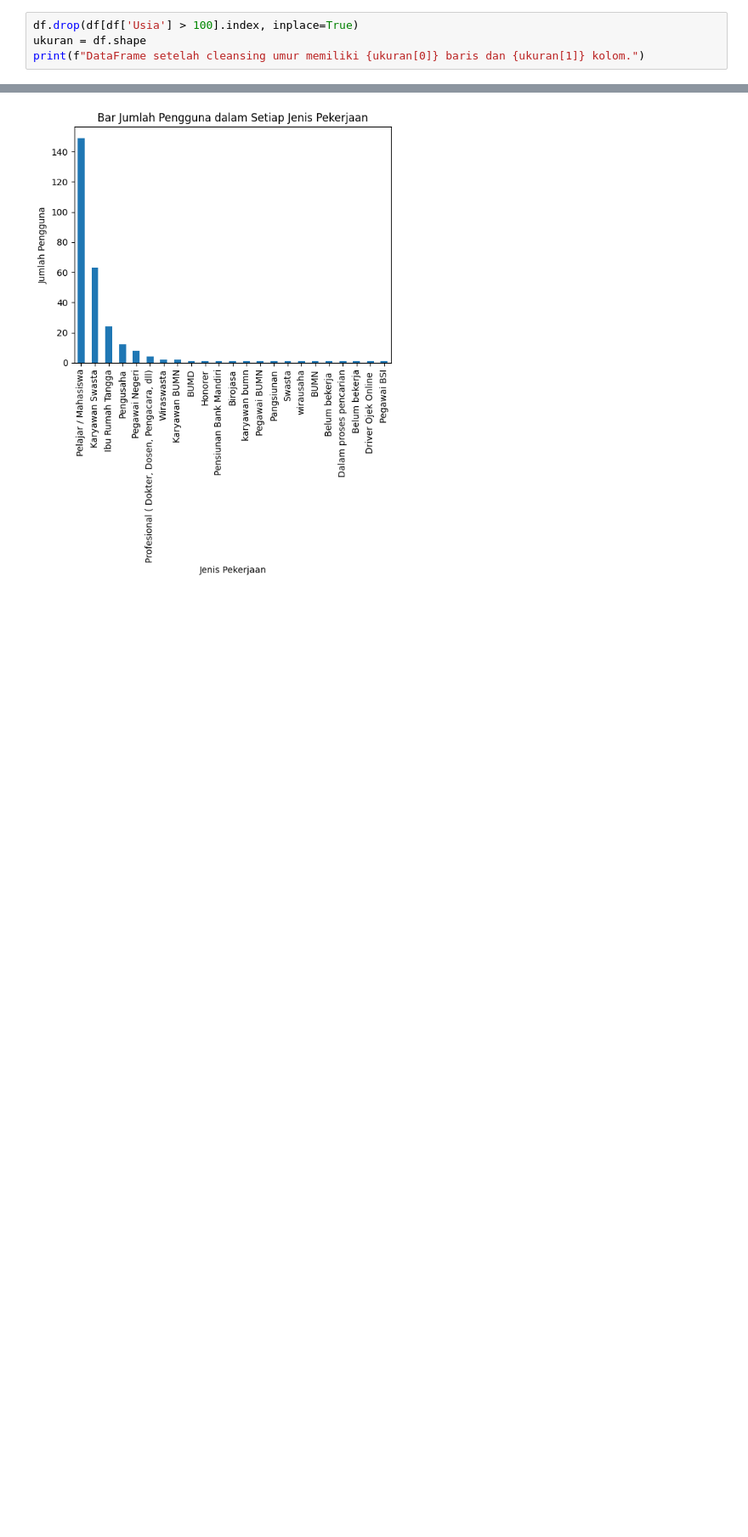
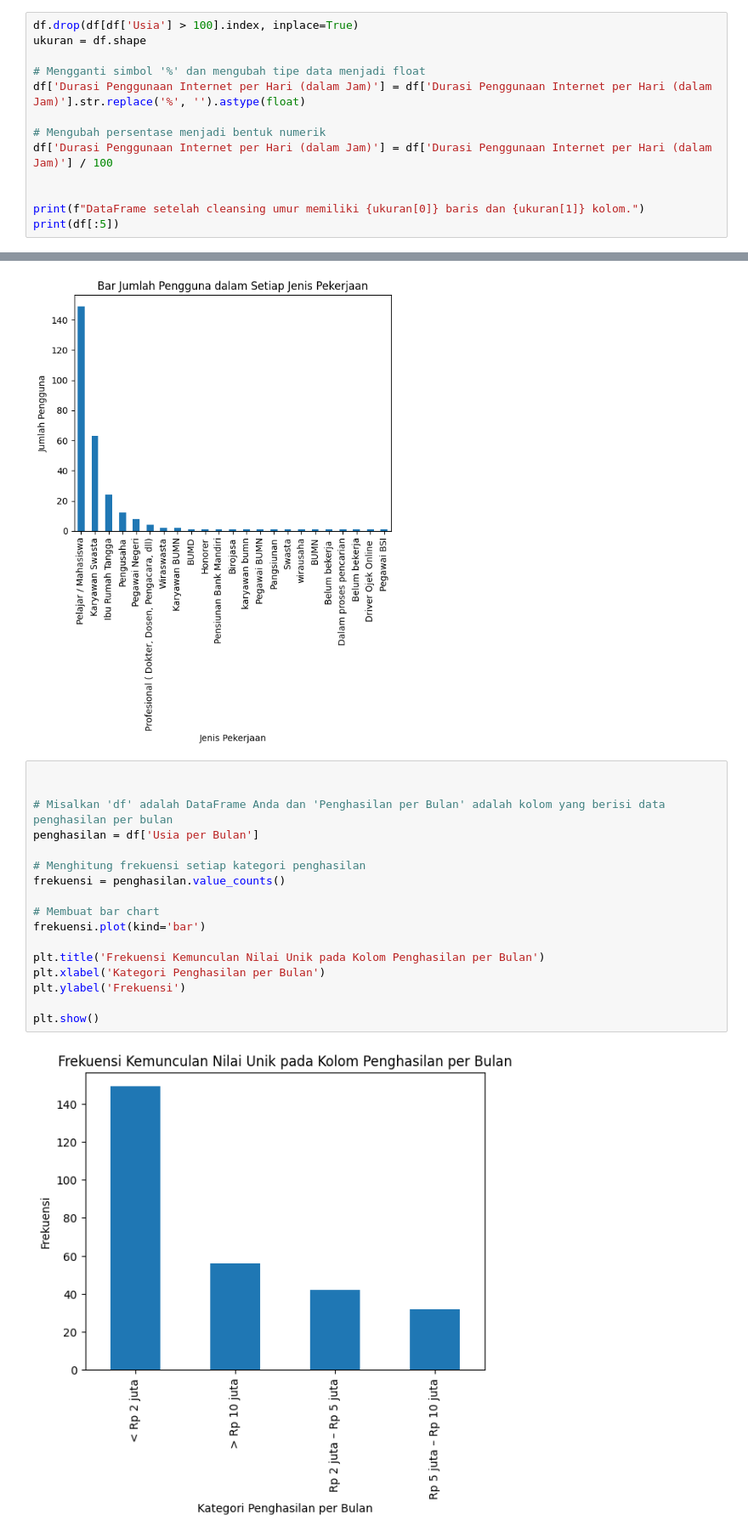
Before and after one commit to farhan-sw/tubes-probstat, a Jupyter notebook: 13222114_Tubes.ipynb, the cells around one changed output, grey strips where cells are left out. Shown at 85% size. Saved outputs shown, nothing was run; the diff lists cells and outputs as text; blank space fills up the shorter version.

```diff
--- a/13222114_Tubes.ipynb
+++ b/13222114_Tubes.ipynb
@@ -22,6 +22,15 @@ DataFrame memiliki 282 baris dan 150 kolom.
 # %%
 df.drop(df[df['Usia'] > 100].index, inplace=True)
 ukuran = df.shape
+
+# Mengganti simbol '%' dan mengubah tipe data menjadi float
+df['Durasi Penggunaan Internet per Hari (dalam Jam)'] = df['Durasi Penggunaan Internet per Hari (dalam Jam)'].str.replace('%', '').astype(float)
+
+# Mengubah persentase menjadi bentuk numerik
+df['Durasi Penggunaan Internet per Hari (dalam Jam)'] = df['Durasi Penggunaan Internet per Hari (dalam Jam)'] / 100
+
+
 print(f"DataFrame setelah cleansing umur memiliki {ukuran[0]} baris dan {ukuran[1]} kolom.")
+print(df[:5])
 # %% [output]
 DataFrame setelah cleansing umur memiliki 279 baris dan 150 kolom.
@@ -141,6 +166,25 @@ plt.ylabel('Jumlah Pengguna')
 plt.show()
 # %% [output]
 [figure]
+# %%
+
+
+# Misalkan 'df' adalah DataFrame Anda dan 'Penghasilan per Bulan' adalah kolom yang berisi data penghasilan per bulan
+penghasilan = df['Usia per Bulan']
+
+# Menghitung frekuensi setiap kategori penghasilan
+frekuensi = penghasilan.value_counts()
+
+# Membuat bar chart
+frekuensi.plot(kind='bar')
+
+plt.title('Frekuensi Kemunculan Nilai Unik pada Kolom Penghasilan per Bulan')
+plt.xlabel('Kategori Penghasilan per Bulan')
+plt.ylabel('Frekuensi')
+
+plt.show()
+# %% [output]
+[figure, added]
 # %%
 import matplotlib.pyplot as plt
 import seaborn as sns
```
Also changed, not shown: parts of 5 cells of this notebook.
